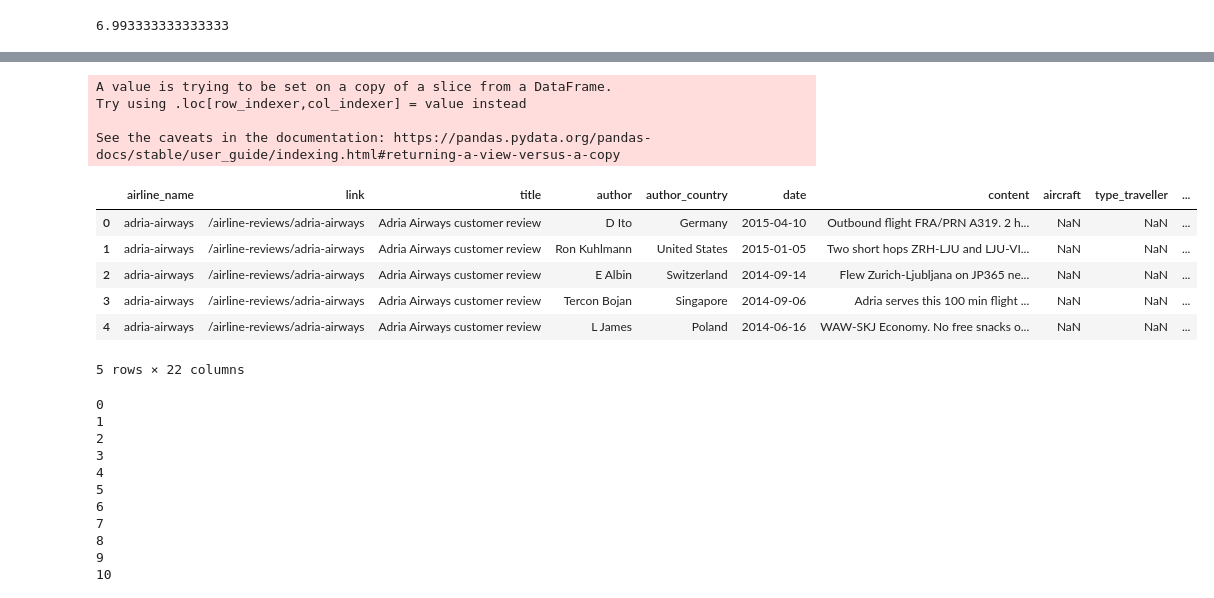
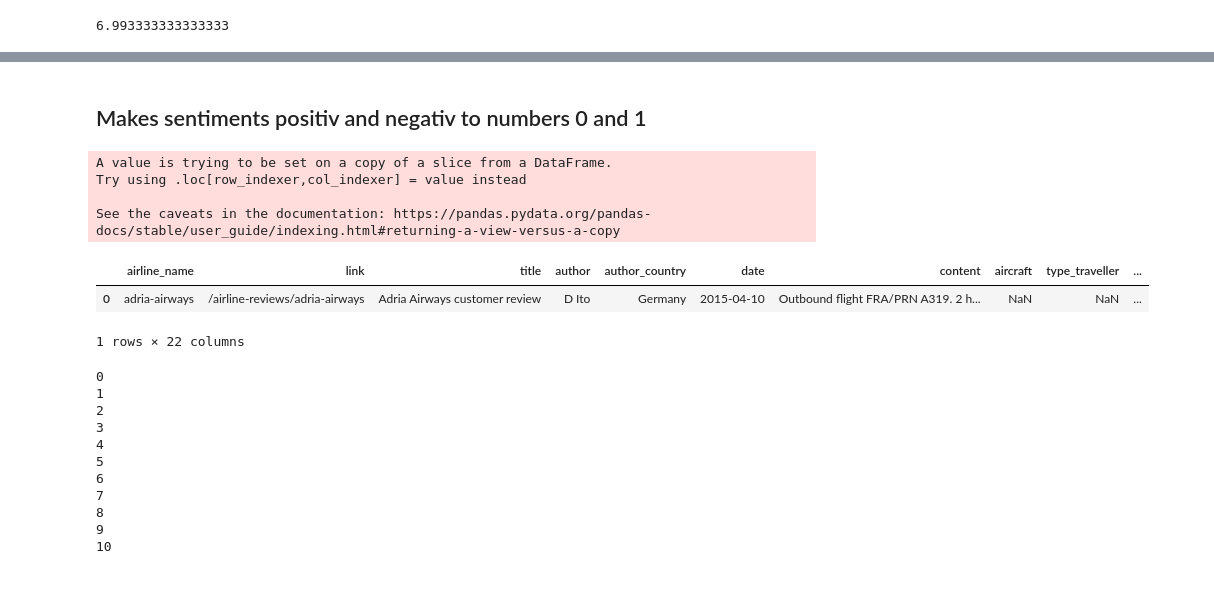
Before and after one commit to cphB-A4/Python-exam-project, a Jupyter notebook: Kayak - Cypern - 1 month.ipynb, the cells around one changed output, grey strips where cells are left out. Drawn from its saved outputs; the diff is of its cells as text; code cells hidden in the pictures.

```diff
--- a/Kayak - Cypern - 1 month.ipynb
+++ b/Kayak - Cypern - 1 month.ipynb
@@ -661,3 +604,5 @@ sns.countplot(df_rating['sentiment'])
+# %% [markdown]
+## Makes sentiments positiv and negativ to numbers 0 and 1
 # %%
 label = LabelEncoder()
 df_rating['sentiment'] = label.fit_transform(df_rating['sentiment'])
@@ -667,12 +612,8 @@ Try using .loc[row_indexer,col_indexer] = value instead
 
 See the caveats in the documentation: https://pandas.pydata.org/pandas-docs/stable/user_guide/indexing.html#returning-a-view-versus-a-copy
 # %%
-df_rating.head()
+df_rating.head(1)
 # %% [output]
 |  | airline_name | link | title | author | author_country | date | content | aircraft | type_traveller | ... |
 | 0 | adria-airways | /airline-reviews/adria-airways | Adria Airways customer review | D Ito | Germany | 2015-04-10 | Outbound flight FRA/PRN A319. 2 h... | NaN | NaN | ... |
-| 1 | adria-airways | /airline-reviews/adria-airways | Adria Airways customer review | Ron Kuhlmann | United States | 2015-01-05 | Two short hops ZRH-LJU and LJU-VI... | NaN | NaN | ... |
-| 2 | adria-airways | /airline-reviews/adria-airways | Adria Airways customer review | E Albin | Switzerland | 2014-09-14 | Flew Zurich-Ljubljana on JP365 ne... | NaN | NaN | ... |
-| 3 | adria-airways | /airline-reviews/adria-airways | Adria Airways customer review | Tercon Bojan | Singapore | 2014-09-06 | Adria serves this 100 min flight ... | NaN | NaN | ... |
-| 4 | adria-airways | /airline-reviews/adria-airways | Adria Airways customer review | L James | Poland | 2014-06-16 | WAW-SKJ Economy. No free snacks o... | NaN | NaN | ... |
-5 rows × 22 columns
+1 rows × 22 columns
```
Also changed, not shown: parts of 46 cells of this notebook.
